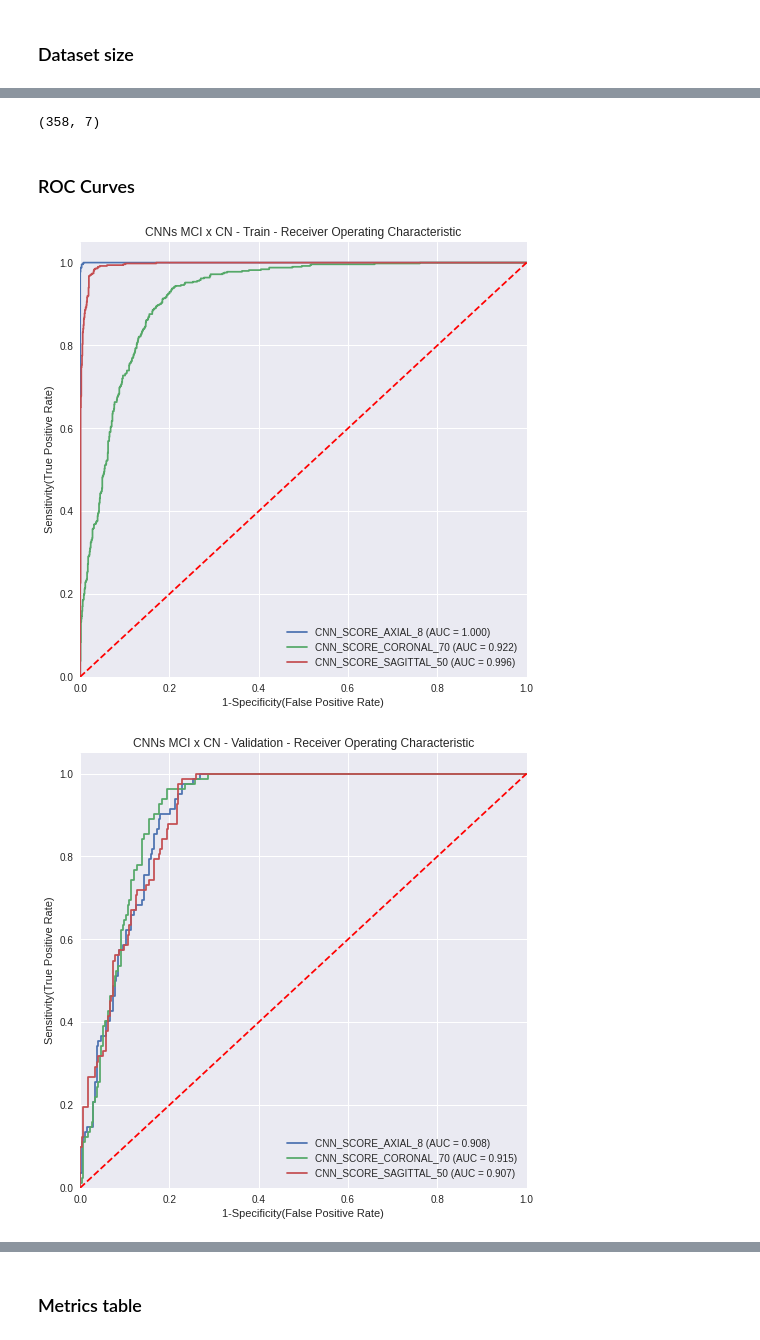
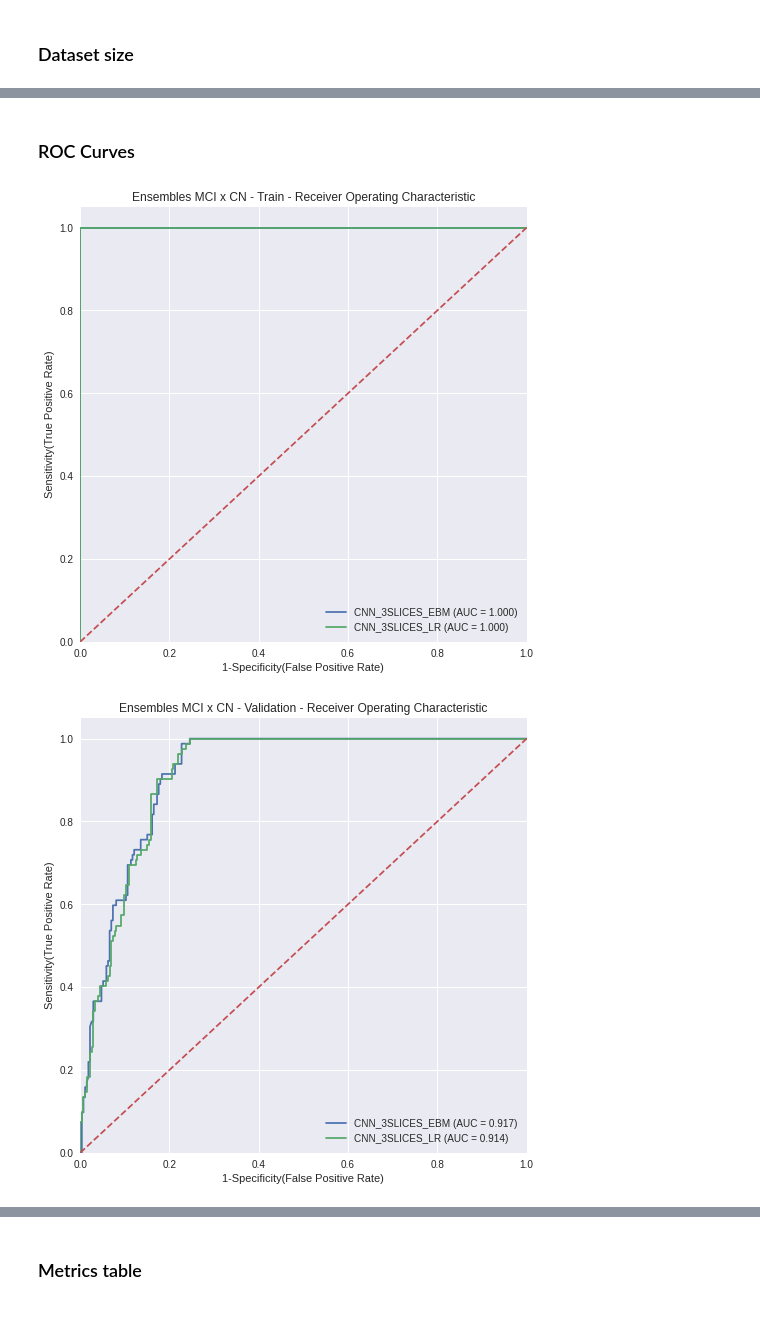
Before and after one commit to lucasthim/mmml-alzheimer-diagnosis, a Jupyter notebook: notebooks/dissertation/03_results_ensemble_learning_results.ipynb, the cells around one changed output, grey strips where cells are left out. Saved outputs shown, nothing was run; the diff lists cells and outputs as text; code cells hidden in the pictures.

```diff
--- a/notebooks/dissertation/03_results_ensemble_learning_results.ipynb
+++ b/notebooks/dissertation/03_results_ensemble_learning_results.ipynb
@@ -396,3 +354,9 @@ prepare_mri_predictions(data_path+'PREDICTIONS_MCI_VGG19_BN.csv')\
+# %%
+df_preds = pd.read_csv(data_path+'PREDICTIONS_MCI_ALL_SCORES_ENSEMBLE.csv')
+df_preds.columns = df_preds.columns.str.upper()
+datasets = [df_preds.query("DATASET in ('train','train_cnn')"),
+            df_preds.query("DATASET == 'validation'"),
+            df_preds.query("DATASET == 'test'")]
 # %% [markdown]
 ### Dataset size
 # %%
@@ -409,13 +373,9 @@ Preprocessed MRI dataset - MCI x CN:
-# %%
-prepare_mri_predictions(data_path+'PREDICTIONS_MCI_VGG19_BN.csv').query("DATASET == 'validation'").shape
-# %% [output]
-(358, 7)
 # %% [markdown]
 ### ROC Curves
 # %%
-models = ['CNN_SCORE_AXIAL_8','CNN_SCORE_CORONAL_70', 'CNN_SCORE_SAGITTAL_50']
-df_rocs = calculate_rocs_on_datasets(models = models,datasets=datasets,label ='MACRO_GROUP',roc_title_prefix='CNNs MCI x CN - ')
+models = ['CNN_3SLICES_EBM', 'CNN_3SLICES_LR']
+df_rocs = calculate_rocs_on_datasets(models = models,datasets=datasets,label ='DIAGNOSIS',roc_title_prefix='Ensembles MCI x CN - ')
 df_rocs
 # %% [output]
-[figure, old version]
+[figure, new version]
-[figure, old version]
+[figure, new version]
```
Also changed, not shown: parts of 57 cells of this notebook.
